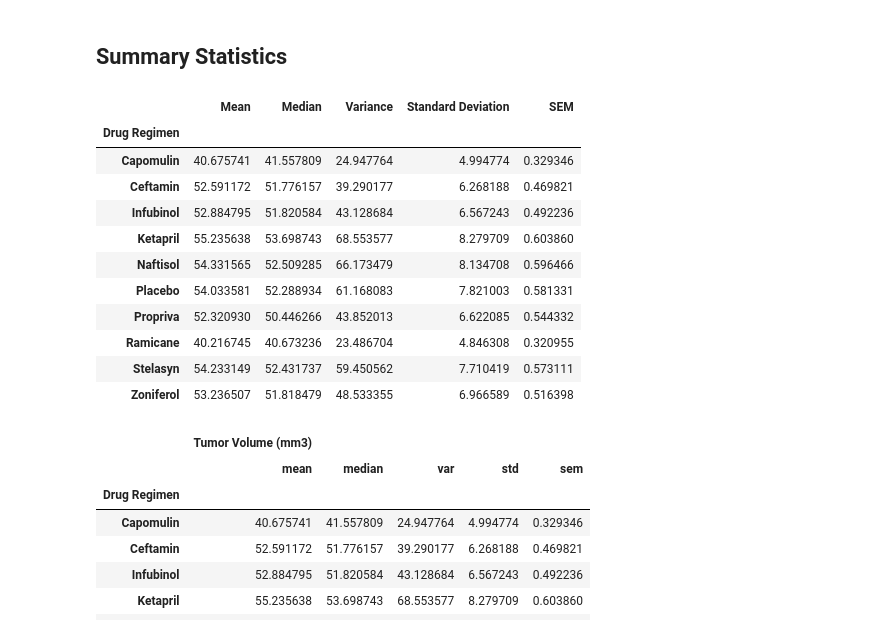
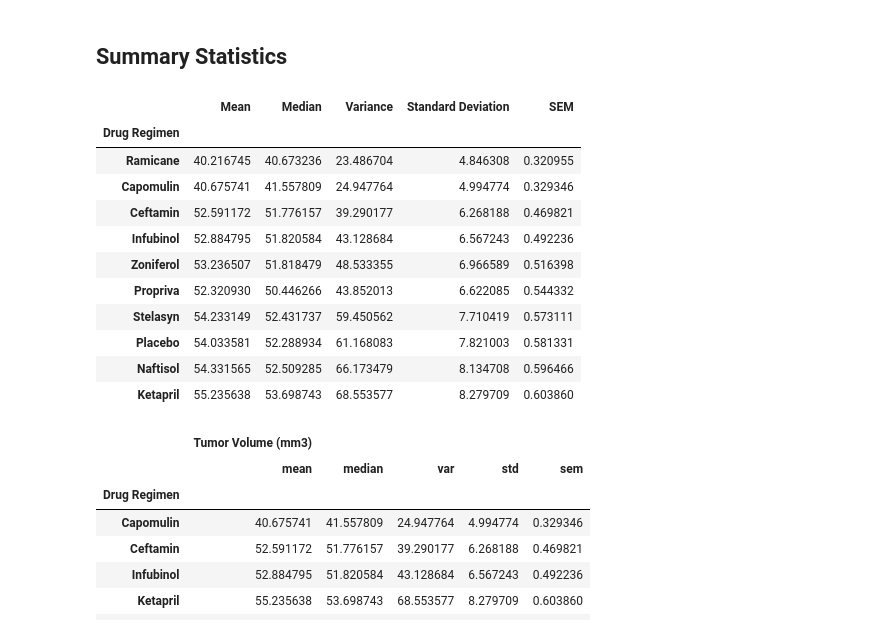
Before and after one commit to Altsa24/homework5, a Jupyter notebook: pymaceuticals_starter.ipynb, the cells around one changed output. Cells and saved outputs as stored; diff of their text form; code cells hidden in the pictures.

```diff
--- a/pymaceuticals_starter.ipynb
+++ b/pymaceuticals_starter.ipynb
@@ -119,22 +119,23 @@ regimen_sem = regimen_grouped["Tumor Volume (mm3)"].sem()
 # %%
 # Generate a summary statistics table of mean, median, variance, standard deviation, and SEM of the tumor volume for each regimen
 summary_stats = pd.DataFrame({"Mean": regimen_mean, "Median":regimen_median, "Variance":regimen_variance, "Standard Deviation": regimen_std, "SEM": regimen_sem})
 
-summary_stats
+summar_stats_sb= summary_stats.sort_values(by='SEM', ascending=True)
+summar_stats_sb
 # This method produces everything in a single groupby function.
 # %% [output]
 |  | Mean | Median | Variance | Standard Deviation | SEM |
 | Drug Regimen |  |  |  |  |  |
+| Ramicane | 40.216745 | 40.673236 | 23.486704 | 4.846308 | 0.320955 |
 | Capomulin | 40.675741 | 41.557809 | 24.947764 | 4.994774 | 0.329346 |
 | Ceftamin | 52.591172 | 51.776157 | 39.290177 | 6.268188 | 0.469821 |
 | Infubinol | 52.884795 | 51.820584 | 43.128684 | 6.567243 | 0.492236 |
+| Zoniferol | 53.236507 | 51.818479 | 48.533355 | 6.966589 | 0.516398 |
+| Propriva | 52.320930 | 50.446266 | 43.852013 | 6.622085 | 0.544332 |
+| Stelasyn | 54.233149 | 52.431737 | 59.450562 | 7.710419 | 0.573111 |
+| Placebo | 54.033581 | 52.288934 | 61.168083 | 7.821003 | 0.581331 |
+| Naftisol | 54.331565 | 52.509285 | 66.173479 | 8.134708 | 0.596466 |
 | Ketapril | 55.235638 | 53.698743 | 68.553577 | 8.279709 | 0.603860 |
-| Naftisol | 54.331565 | 52.509285 | 66.173479 | 8.134708 | 0.596466 |
-| Placebo | 54.033581 | 52.288934 | 61.168083 | 7.821003 | 0.581331 |
-| Propriva | 52.320930 | 50.446266 | 43.852013 | 6.622085 | 0.544332 |
-| Ramicane | 40.216745 | 40.673236 | 23.486704 | 4.846308 | 0.320955 |
-| Stelasyn | 54.233149 | 52.431737 | 59.450562 | 7.710419 | 0.573111 |
-| Zoniferol | 53.236507 | 51.818479 | 48.533355 | 6.966589 | 0.516398 |
 # %%
 mouse_combined.groupby('Drug Regimen').agg({'Tumor Volume (mm3)':['mean','median','var','std','sem']})
 # %% [output]
```
Also changed, not shown: parts of 3 cells of this notebook.
